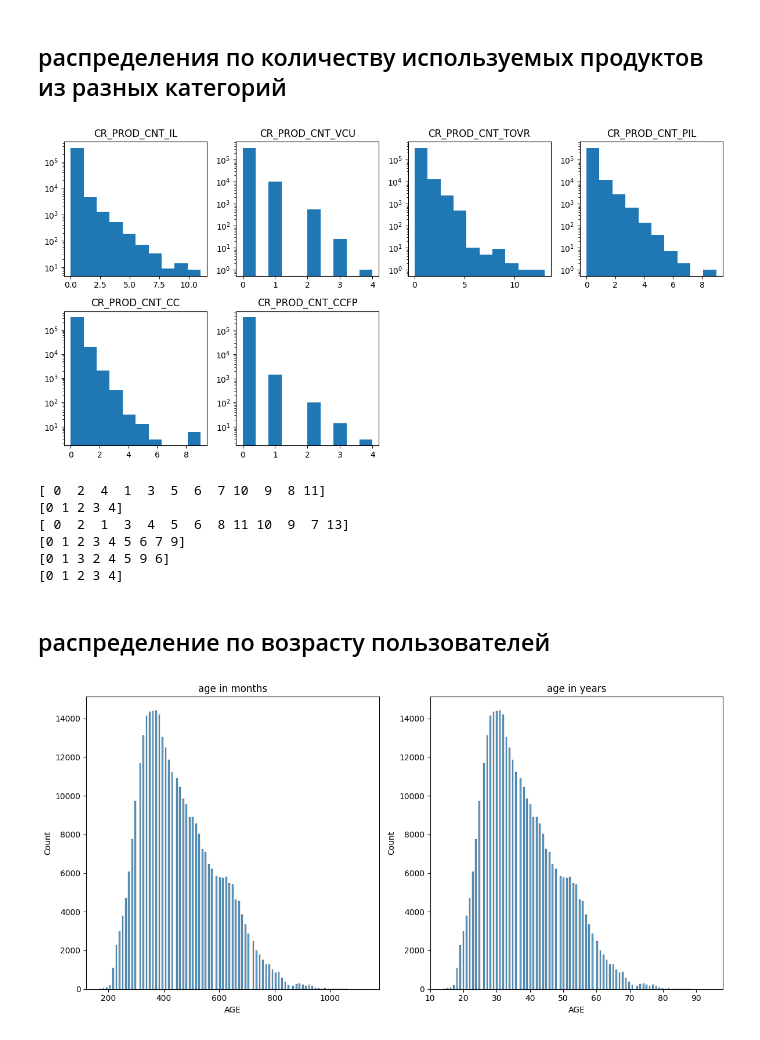
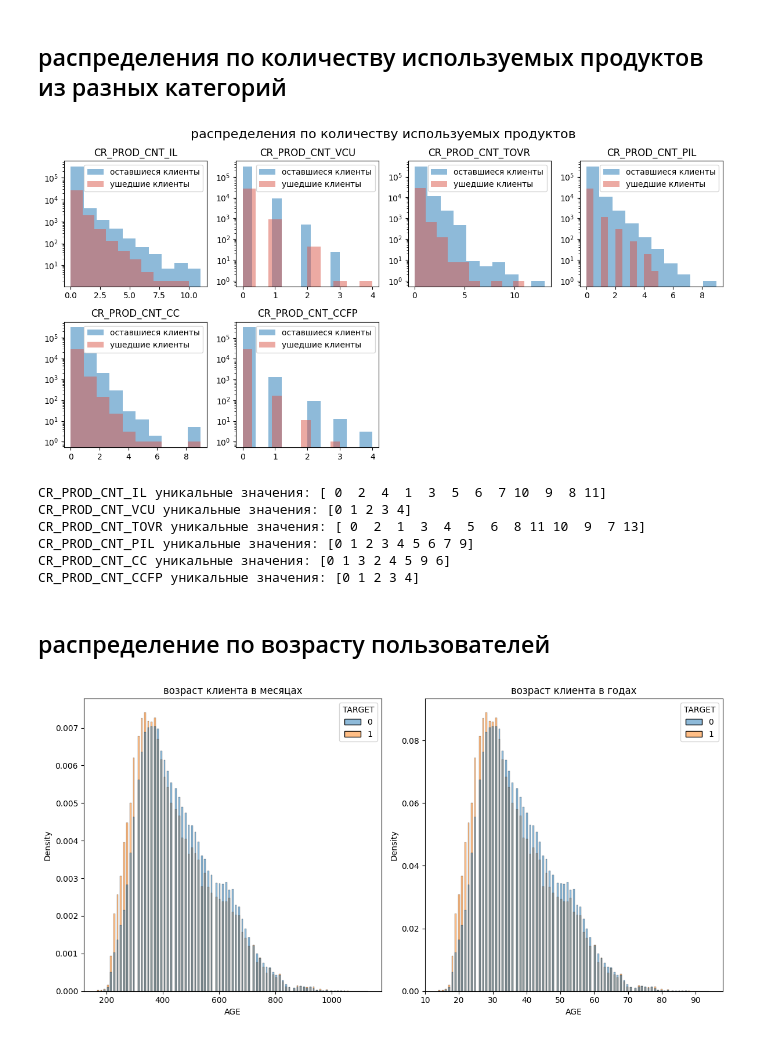
Before and after one commit to ArtemGusenkov/projects, a Jupyter notebook: customer-churn-prediction/notebooks/eda.ipynb, the cells around one changed output. Cells and saved outputs as stored; diff of their text form; code cells hidden in the pictures.

```diff
--- a/customer-churn-prediction/notebooks/eda.ipynb
+++ b/customer-churn-prediction/notebooks/eda.ipynb
@@ -75,35 +71,39 @@ int_cols = df.select_dtypes(['int']).columns.to_list()
 # %%
 prod_cnt_cols = [i for i in int_cols if i.startswith('CR_')]
 fig = plt.figure(figsize=(12,6))
 for en, i in enumerate(prod_cnt_cols):
     ax = fig.add_subplot(2, 4, en+1)
-    ax.hist(x=df[i], log=True)
+    # sns.histplot(df, x=i, ax=ax, kde=True)
+    ax.hist(x=df[i][y==0], log=True, alpha=0.5, label='оставшиеся клиенты')
+    ax.hist(x=df[i][y==1], log=True, alpha=0.5, color='#db5649', label='ушедшие клиенты')
     ax.set_title(i)
-plt.tight_layout()
+    ax.legend()
+plt.tight_layout(rect=[0, 0, 1, 0.95])
+plt.suptitle('распределения по количеству используемых продуктов', fontsize=16)
 plt.show()
 # %% [output]
-[figure, old version]
+[figure, new version]
 # %%
 for en, i in enumerate(prod_cnt_cols):
-    print(df[i].unique())
+    print(f'{i} уникальные значения:', df[i].unique())
 # %% [output]
-[ 0  2  4  1  3  5  6  7 10  9  8 11]
-[0 1 2 3 4]
-[ 0  2  1  3  4  5  6  8 11 10  9  7 13]
-[0 1 2 3 4 5 6 7 9]
-[0 1 3 2 4 5 9 6]
-[0 1 2 3 4]
+CR_PROD_CNT_IL уникальные значения: [ 0  2  4  1  3  5  6  7 10  9  8 11]
+CR_PROD_CNT_VCU уникальные значения: [0 1 2 3 4]
+CR_PROD_CNT_TOVR уникальные значения: [ 0  2  1  3  4  5  6  8 11 10  9  7 13]
+CR_PROD_CNT_PIL уникальные значения: [0 1 2 3 4 5 6 7 9]
+CR_PROD_CNT_CC уникальные значения: [0 1 3 2 4 5 9 6]
+CR_PROD_CNT_CCFP уникальные значения: [0 1 2 3 4]
 # %% [markdown]
 ## распределение по возрасту пользователей
 # %%
 fig, ax = plt.subplots(nrows=1, ncols=2, figsize=(12,6))
-sns.histplot(df, x='AGE', ax=ax[0])
-ax[0].set_title('age in months')
+sns.histplot(df, x='AGE', ax=ax[0], hue=y, stat='density', common_norm=False)
+ax[0].set_title('возраст клиента в месяцах')
 
-sns.histplot(x=df['AGE']//12, ax=ax[1])
-ax[1].set_title('age in years')
+sns.histplot(x=df['AGE']//12, ax=ax[1], hue=y, stat='density', common_norm=False)
+ax[1].set_title('возраст клиента в годах')
 
 plt.tight_layout()
 plt.show()
 # %% [output]
-[figure, old version]
+[figure, new version]
```
Also changed, not shown: parts of 11 cells of this notebook, 1 other file.
